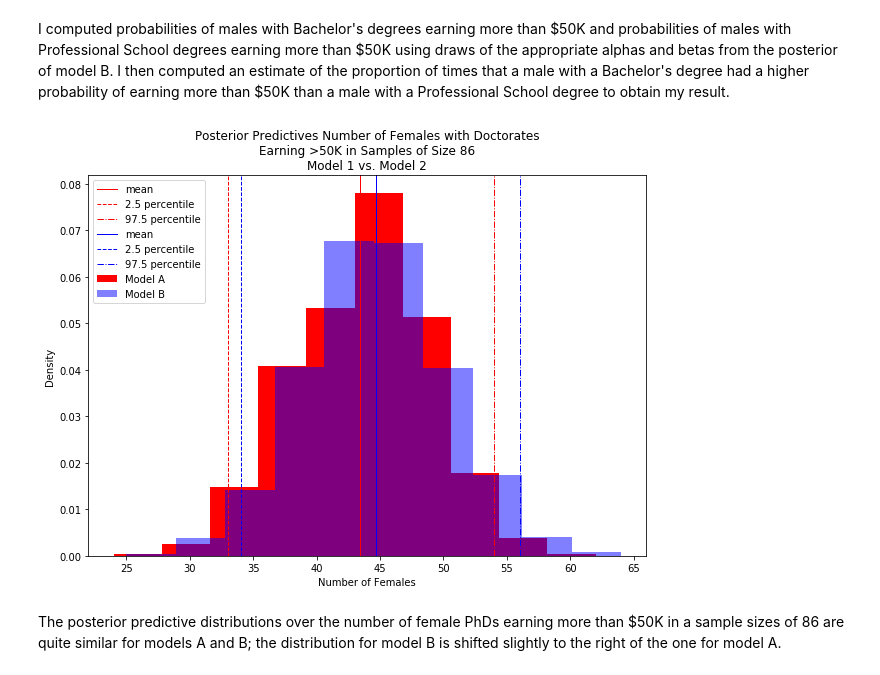
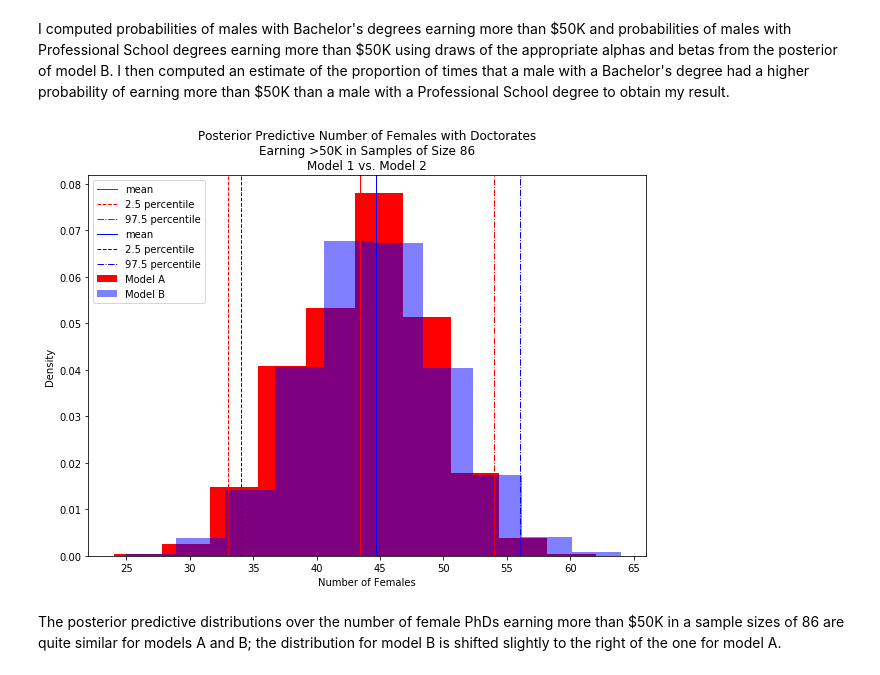
Before and after one commit to chase130101/2018spring, a Jupyter notebook: final/AM207_Final_2018.ipynb, the cells around one changed output. Cells and saved outputs as stored; diff of their text form; code cells hidden in the pictures.

```diff
--- a/final/AM207_Final_2018.ipynb
+++ b/final/AM207_Final_2018.ipynb
@@ -331,31 +331,31 @@ with logit_earn50K_educGender2:
 # %%
 postPred_cat7_100female2 = postPred_p_earn50K_educGender2['>50_obs'][:, 12]
 postPred_cat7_100female_mean2 = np.mean(postPred_cat7_100female2)
 postPred_cat7_100female_025_2 = np.percentile(postPred_cat7_100female2, 2.5)
 postPred_cat7_100female_975_2 = np.percentile(postPred_cat7_100female2, 97.5)
 
 postPred_cat7_100female = postPred_p_earn50K_educGender['>50_obs'][:, 12]
 postPred_cat7_100female_mean = np.mean(postPred_cat7_100female)
 postPred_cat7_100female_025 = np.percentile(postPred_cat7_100female, 2.5)
 postPred_cat7_100female_975 = np.percentile(postPred_cat7_100female, 97.5)
 
 plt.figure(figsize=(10, 7))
 plt.axvline(postPred_cat7_100female_mean, color='red', linestyle='solid', linewidth=1, label='mean')
 plt.axvline(postPred_cat7_100female_025, color='red', linestyle='dashed', linewidth=1, label='2.5 percentile')
 plt.axvline(postPred_cat7_100female_975, color='red', linestyle='dashdot', linewidth=1, label='97.5 percentile')
 plt.axvline(postPred_cat7_100female_mean2, color='blue', linestyle='solid', linewidth=1, label='mean')
 plt.axvline(postPred_cat7_100female_025_2, color='blue', linestyle='dashed', linewidth=1, label='2.5 percentile')
 plt.axvline(postPred_cat7_100female_975_2, color='blue', linestyle='dashdot', linewidth=1, label='97.5 percentile')
 plt.legend(loc='upper left', labels = ['mean', '2.5 percentile', '97.5 percentile'])
 plt.hist(postPred_cat7_100female, density=True, color='red', label='Model A')
 plt.hist(postPred_cat7_100female2, density=True, color='blue', alpha=0.5, label='Model B')
 plt.legend(loc='upper left')
 plt.xlabel('Number of Females')
 plt.ylabel('Density')
-plt.title('Posterior Predictives Number of Females with Doctorates\nEarning >50K in Samples of Size 86\nModel 1 vs. Model 2')
+plt.title('Posterior Predictive Number of Females with Doctorates\nEarning >50K in Samples of Size 86\nModel 1 vs. Model 2')
 plt.show()
 # %% [output]
-[figure, old version]
+[figure, new version]
 # %% [markdown]
 The posterior predictive distributions over the number of female PhDs earning more than \$50K in a sample sizes of 86 are quite similar for models A and B; the distribution for model B is shifted slightly to the right of the one for model A.
 # %% [markdown]
```
Also changed, not shown: parts of 5 cells of this notebook.
